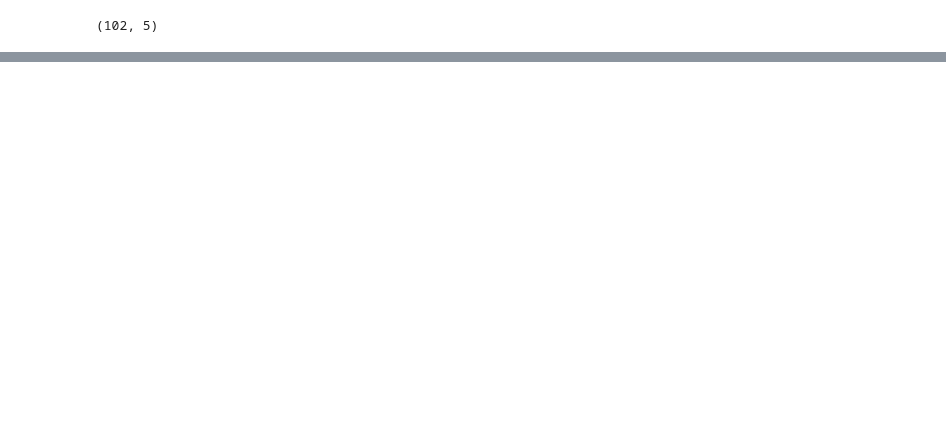
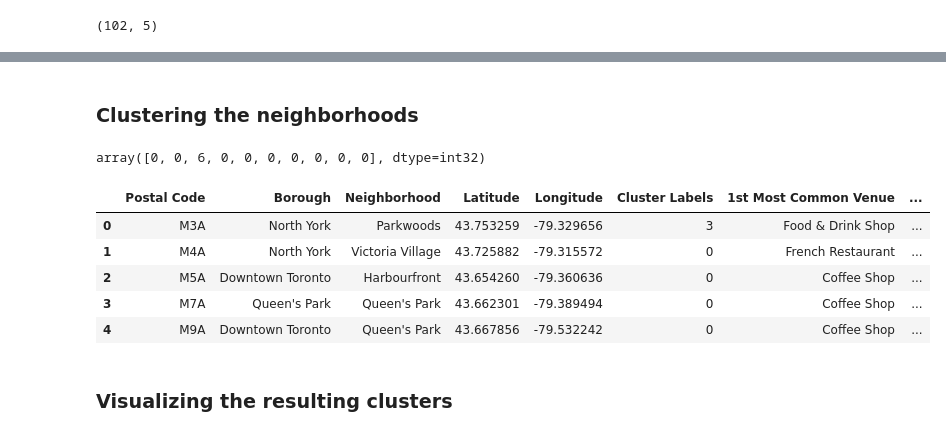
Before and after one commit to jimmy-io/Coursera_Capstone, a Jupyter notebook: Jimmy's Capstone Project - Week 3.ipynb, the cells around one changed output, grey strips where cells are left out. Drawn from its saved outputs; the diff is of its cells as text; code cells hidden in the pictures; blank space fills up the shorter version.

```diff
--- a/Jimmy's Capstone Project - Week 3.ipynb
+++ b/Jimmy's Capstone Project - Week 3.ipynb
@@ -143,0 +328,2 @@ df3.shape
+# %%
+toronto_venues = getNearbyVenues(names=df3['Neighborhood'], latitudes=df3['Latitude'], longitudes=df3['Longitude'])
@@ -143,0 +390,3 @@ df3.shape
+# %%
+tn_grouped = tn_onehot.groupby('Neighborhood').mean().reset_index()
+tn_grouped
@@ -143,0 +447,8 @@ df3.shape
+# %%
+# Putting into a dataframe and display the top 10 venues for each neighborhood.
+
+def return_most_common_venues(row, num_top_venues):
+    row_categories = row.iloc[1:]
+    row_categories_sorted = row_categories.sort_values(ascending=False)
+
+    return row_categories_sorted.index.values[0:num_top_venues]
@@ -143,0 +483,40 @@ df3.shape
+# %% [markdown]
+### Clustering the neighborhoods
+# %%
+# set number of clusters
+kclusters = 7
+
+tn_grouped_clustering = tn_grouped.drop('Neighborhood', 1)
+
+# run k-means clustering
+kmeans = KMeans(n_clusters=kclusters, random_state=0).fit(tn_grouped_clustering)
+
+# check cluster labels generated for each row in the dataframe
+kmeans.labels_[0:10]
+# %% [output]
+array([0, 0, 6, 0, 0, 0, 0, 0, 0, 0], dtype=int32)
+# %%
+## a new dataframe that includes the cluster as well as the top 10 venues for each neighborhood
+
+# add clustering labels
+neighborhoods_venues_sorted.insert(0, 'Cluster Labels', kmeans.labels_)
+
+tn_merged = df3
+
+# merge toronto_grouped with toronto_data to add latitude/longitude for each neighborhood
+tn_merged = tn_merged.join(neighborhoods_venues_sorted.set_index('Neighborhood'), on='Neighborhood')
+
+tn_merged.dropna(inplace = True) #Droppign rows with NaN
+
+tn_merged['Cluster Labels']= tn_merged['Cluster Labels'].astype(int)
+
+tn_merged.head()
+# %% [output]
+|  | Postal Code | Borough | Neighborhood | Latitude | Longitude | Cluster Labels | 1st Most Common Venue | ... |
+| 0 | M3A | North York | Parkwoods | 43.753259 | -79.329656 | 3 | Food & Drink Shop | ... |
+| 1 | M4A | North York | Victoria Village | 43.725882 | -79.315572 | 0 | French Restaurant | ... |
+| 2 | M5A | Downtown Toronto | Harbourfront | 43.654260 | -79.360636 | 0 | Coffee Shop | ... |
+| 3 | M7A | Queen's Park | Queen's Park | 43.662301 | -79.389494 | 0 | Coffee Shop | ... |
+| 4 | M9A | Downtown Toronto | Queen's Park | 43.667856 | -79.532242 | 0 | Coffee Shop | ... |
+# %% [markdown]
+###  Visualizing the resulting clusters
```
Also changed, not shown: parts of 41 cells of this notebook.
